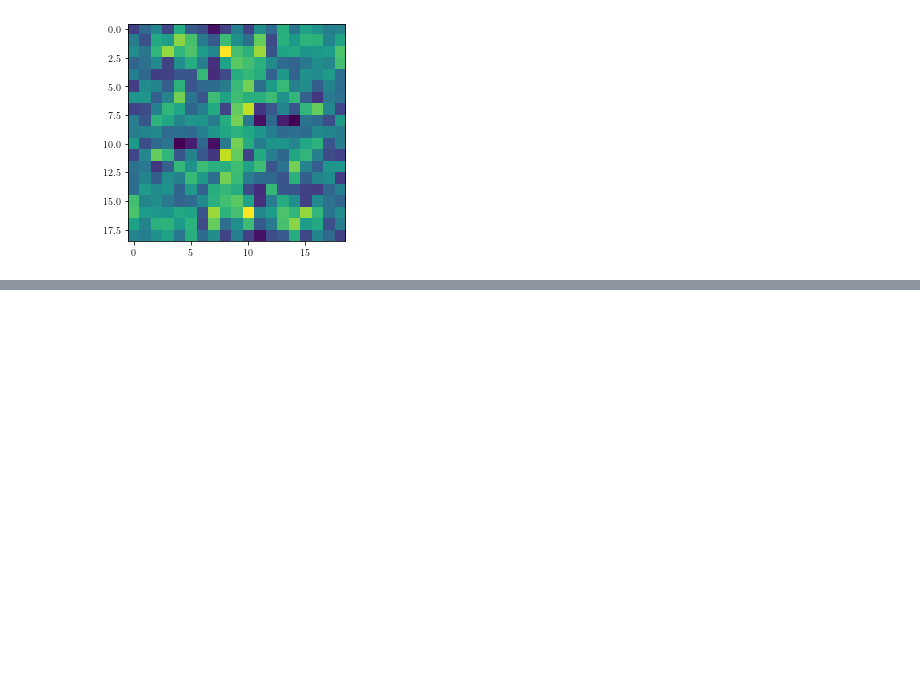
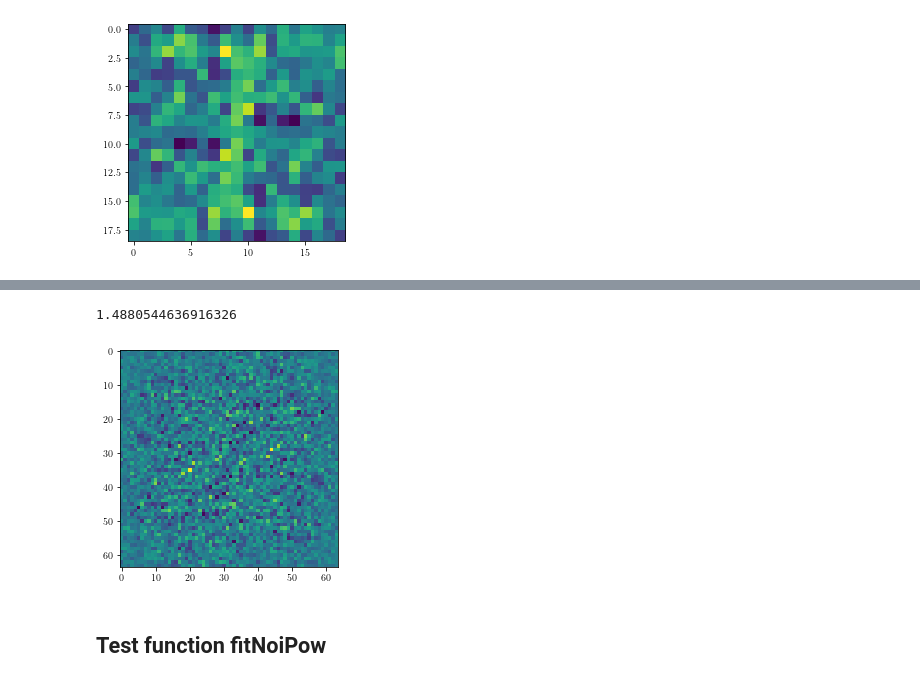
Before and after one commit to mr-superonion/FPFS, a Jupyter notebook: notebook/noiseBias/2_1_noise_cor_to_ps.ipynb, the cells around one changed output, grey strips where cells are left out. Cells and saved outputs as stored; diff of their text form; code cells hidden in the pictures; blank space fills up the shorter version.

Commit message:
finish test 2_1; add code to calcualte NCor

```diff
--- a/notebook/noiseBias/2_1_noise_cor_to_ps.ipynb
+++ b/notebook/noiseBias/2_1_noise_cor_to_ps.ipynb
@@ -106,0 +98,8 @@ plt.imshow(corRes)
+# %%
+plt.imshow(powMea-powIn)
+print(np.max(np.abs(powMea-powIn)))
+# %% [output]
+1.4880544636916326
+[figure, added]
+# %% [markdown]
+## Test function fitNoiPow
```
Also changed, not shown: parts of 18 cells of this notebook, 3 other files.
